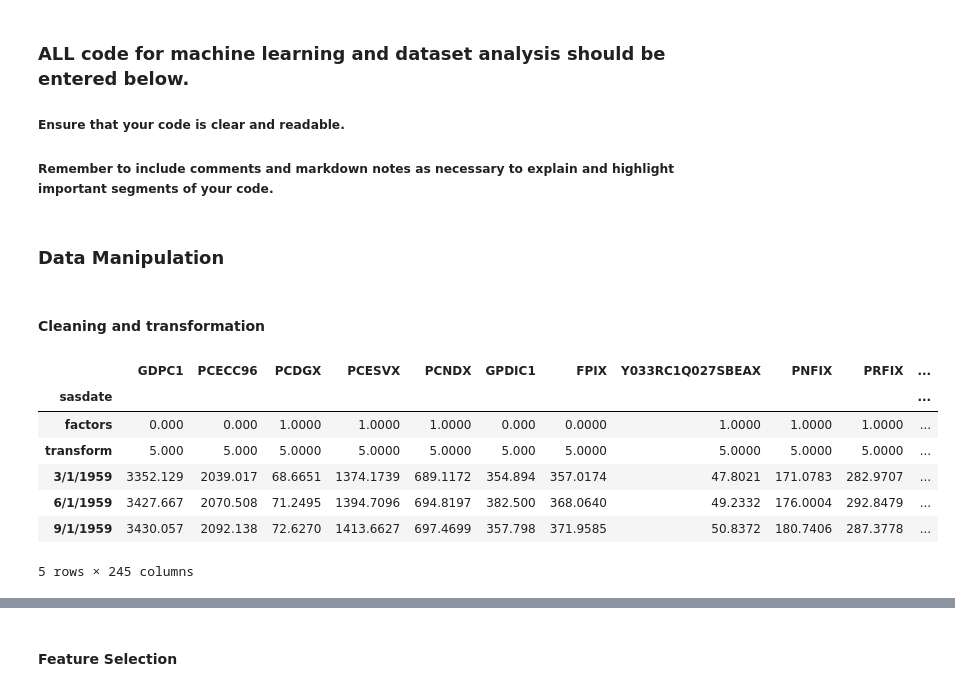
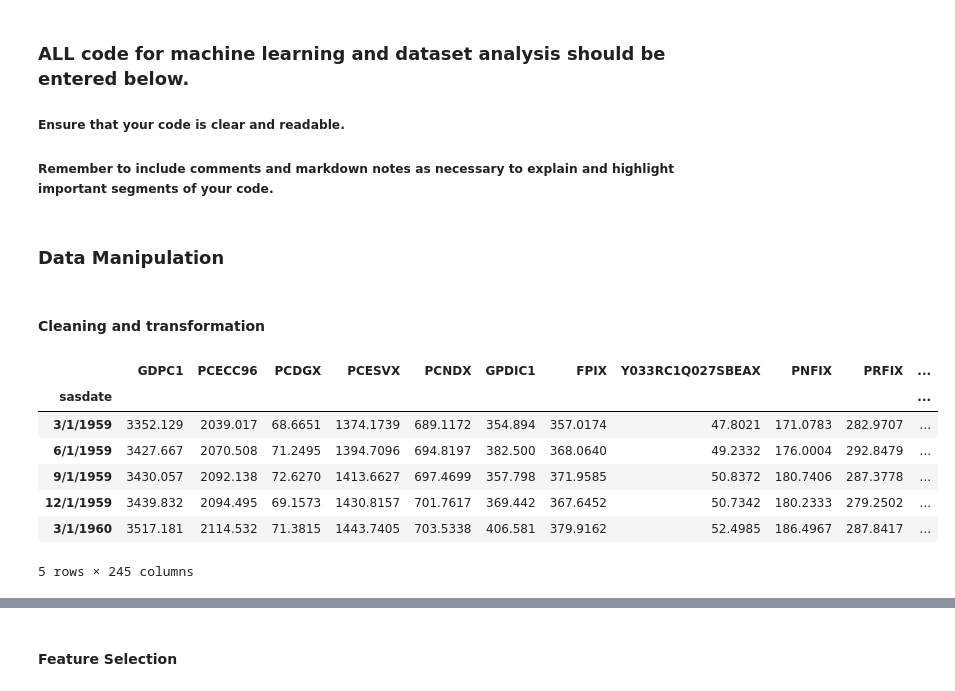
Before and after one commit to turrrray/dsedatathon, a Jupyter notebook: NUS_DSESC_DATABUSTERS_XX.ipynb, the cells around one changed output, grey strips where cells are left out. Saved outputs shown, nothing was run; the diff lists cells and outputs as text; code cells hidden in the pictures.

```diff
--- a/NUS_DSESC_DATABUSTERS_XX.ipynb
+++ b/NUS_DSESC_DATABUSTERS_XX.ipynb
@@ -33,6 +33,8 @@ Note: you may need to restart the kernel to use updated packages.
 ### **ALL code for machine learning and dataset analysis** should be entered below.
 ##### Ensure that your code is clear and readable.
 ##### Remember to include comments and markdown notes as necessary to explain and highlight important segments of your code.
+# %% [markdown]
+### Data Manipulation
 # %%
 ## libraries
 import pandas as pd
@@ -47,24 +49,19 @@ from sklearn.ensemble import RandomForestRegressor
 from sklearn.metrics import accuracy_score
 import matplotlib.pyplot as plt
 import seaborn as sns
-# %% [markdown]
-### Data Manipulation
 # %% [markdown]
 #### Cleaning and transformation
 # %%
 # load data
-quar_df = pd.read_csv('Quarterly Data.csv', index_col= [0])
+quar_df = pd.read_csv('Quarterly Data.csv', skiprows = [1,2], index_col= [0])
 quar_df.columns = [c.upper() for c in quar_df.columns]
-factors = quar_df.loc["factors"]
-tcodes = quar_df.loc["transform"]
-
 quar_df.head()
 # %% [output]
 |  | GDPC1 | PCECC96 | PCDGX | PCESVX | PCNDX | GPDIC1 | FPIX | Y033RC1Q027SBEAX | PNFIX | PRFIX | ... |
 | sasdate |  |  |  |  |  |  |  |  |  |  | ... |
-| factors | 0.000 | 0.000 | 1.0000 | 1.0000 | 1.0000 | 0.000 | 0.0000 | 1.0000 | 1.0000 | 1.0000 | ... |
-| transform | 5.000 | 5.000 | 5.0000 | 5.0000 | 5.0000 | 5.000 | 5.0000 | 5.0000 | 5.0000 | 5.0000 | ... |
 | 3/1/1959 | 3352.129 | 2039.017 | 68.6651 | 1374.1739 | 689.1172 | 354.894 | 357.0174 | 47.8021 | 171.0783 | 282.9707 | ... |
 | 6/1/1959 | 3427.667 | 2070.508 | 71.2495 | 1394.7096 | 694.8197 | 382.500 | 368.0640 | 49.2332 | 176.0004 | 292.8479 | ... |
 | 9/1/1959 | 3430.057 | 2092.138 | 72.6270 | 1413.6627 | 697.4699 | 357.798 | 371.9585 | 50.8372 | 180.7406 | 287.3778 | ... |
+| 12/1/1959 | 3439.832 | 2094.495 | 69.1573 | 1430.8157 | 701.7617 | 369.442 | 367.6452 | 50.7342 | 180.2333 | 279.2502 | ... |
+| 3/1/1960 | 3517.181 | 2114.532 | 71.3815 | 1443.7405 | 703.5338 | 406.581 | 379.9162 | 52.4985 | 186.4967 | 287.8417 | ... |
 5 rows × 245 columns
```
Also changed, not shown: parts of 44 cells of this notebook.
